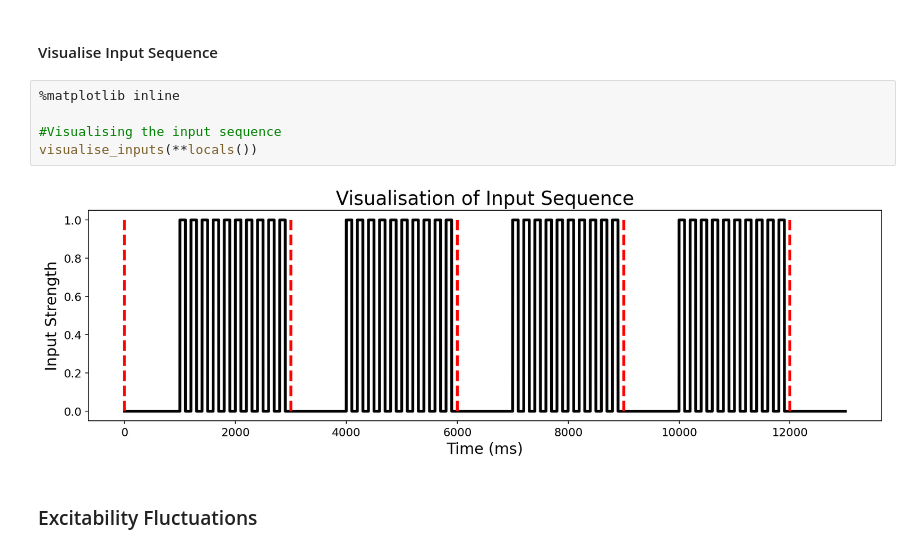
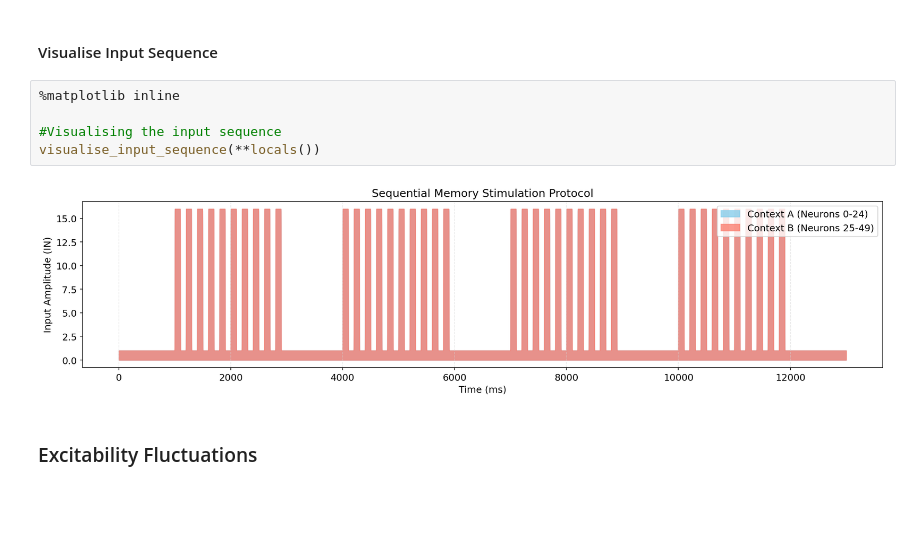
Before and after one commit to sctclif/Thesis_Exct-Vol_Model, a Jupyter notebook: base_models_readout_neurons/combined_model_readout.ipynb, the cells around one changed output. Drawn from its saved outputs; the diff is of its cells as text; blank space fills up the shorter version.

```diff
--- a/base_models_readout_neurons/combined_model_readout.ipynb
+++ b/base_models_readout_neurons/combined_model_readout.ipynb
@@ -129,10 +127,10 @@ print(day_timesteps)
 # %%
 %matplotlib inline
 
 #Visualising the input sequence
-visualise_inputs(**locals())
+visualise_input_sequence(**locals())
 # %% [output]
-[figure, old version]
+[figure, new version]
 # %% [markdown]
 ### Excitability Fluctuations
 # %% [markdown]
```
Also changed, not shown: parts of 2 cells of this notebook, 4 other files.
